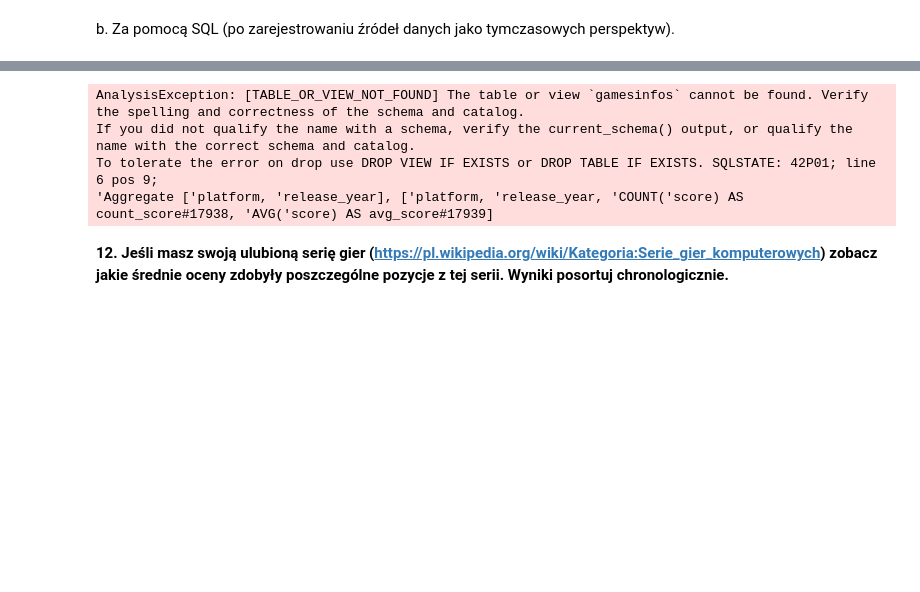
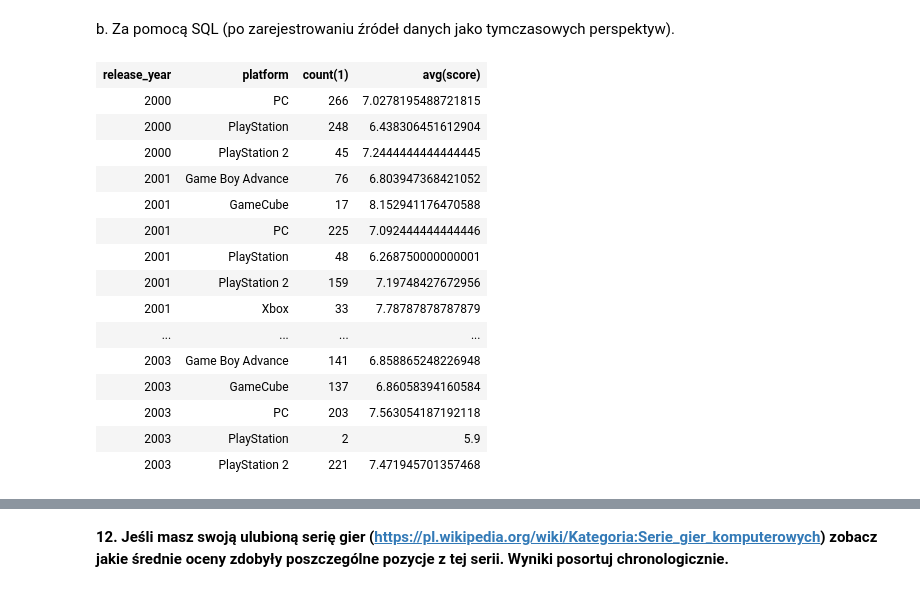
Before and after one commit to Michaszek224/bigData, a Jupyter notebook: work/notebooks/SP04_w1_25-Spark-DataFrames-API-SQL.ipynb, the cells around one changed output, grey strips where cells are left out. Cells and saved outputs as stored; diff of their text form; code cells hidden in the pictures; blank space fills up the shorter version.

```diff
--- a/work/notebooks/SP04_w1_25-Spark-DataFrames-API-SQL.ipynb
+++ b/work/notebooks/SP04_w1_25-Spark-DataFrames-API-SQL.ipynb
@@ -211,25 +228,53 @@ only showing top 20 rows
 # %% [markdown]
 b. Za pomocą SQL (po zarejestrowaniu źródeł danych jako tymczasowych perspektyw).
 # %%
-gameInfosDF.createOrReplaceTempView("gameinfos")
-# tu wprowadź swoje rozwiazanie
-result = spark.sql("""
-WITH counted AS (
-    SELECT
-        *,
-        COUNT(score) OVER (PARTITION BY platform) AS number_of_reviews
-    FROM gamesinfos
-)
-SELECT
-    platform,
-    release_year,
-    COUNT(score) AS count_score,
-    AVG(score) AS avg_score
-FROM counted
-WHERE release_year >= 2000
-  AND number_of_reviews > 500
-GROUP BY platform, release_year
+# gameInfosDF.createOrReplaceTempView("gameinfos")
+# # tu wprowadź swoje rozwiazanie
+# result = spark.sql("""
+# WITH counted AS (
+#     SELECT
+#         *,
+#         COUNT(score) OVER (PARTITION BY platform) AS number_of_reviews
+#     FROM gamesinfos
+# )
+# SELECT
+#     platform,
+#     release_year,
+#     COUNT(score) AS count_score,
+#     AVG(score) AS avg_score
+# FROM counted
+# WHERE release_year >= 2000
+#   AND number_of_reviews > 500
+# GROUP BY platform, release_year
+# """)
+
+# result.show()
+
+gameInfosDF.createOrReplaceTempView("gameInfos")
+spark.sql("""
+    SELECT gi1.release_year, gi1.platform, count(*), avg(gi1.score)
+    FROM gameInfos gi1 JOIN
+    (SELECT platform, count(*) c FROM gameInfos
+    GROUP BY platform HAVING c >= 500) gi2
+    ON (gi1.platform = gi2.platform)
+    GROUP BY gi1.release_year, gi1.platform
+    HAVING gi1.release_year >= 2000
+    ORDER BY gi1.release_year, gi1.platform
 """)
-
-result.show()
 # %% [output]
+| release_year | platform | count(1) | avg(score) |
+| 2000 | PC | 266 | 7.0278195488721815 |
+| 2000 | PlayStation | 248 | 6.438306451612904 |
+| 2000 | PlayStation 2 | 45 | 7.2444444444444445 |
+| 2001 | Game Boy Advance | 76 | 6.803947368421052 |
+| 2001 | GameCube | 17 | 8.152941176470588 |
+| 2001 | PC | 225 | 7.092444444444446 |
+| 2001 | PlayStation | 48 | 6.268750000000001 |
+| 2001 | PlayStation 2 | 159 | 7.19748427672956 |
+| 2001 | Xbox | 33 | 7.78787878787879 |
+| ... | ... | ... | ... |
+| 2003 | Game Boy Advance | 141 | 6.858865248226948 |
+| 2003 | GameCube | 137 | 6.86058394160584 |
+| 2003 | PC | 203 | 7.563054187192118 |
+| 2003 | PlayStation | 2 | 5.9 |
+| 2003 | PlayStation 2 | 221 | 7.471945701357468 |
@@ -237,7 +282,3 @@ result.show()
-AnalysisException: [TABLE_OR_VIEW_NOT_FOUND] The table or view `gamesinfos` cannot be found. Verify the spelling and correctness of the schema and catalog.
-If you did not qualify the name with a schema, verify the current_schema() output, or qualify the name with the correct schema and catalog.
-To tolerate the error on drop use DROP VIEW IF EXISTS or DROP TABLE IF EXISTS. SQLSTATE: 42P01; line 6 pos 9;
-'Aggregate ['platform, 'release_year], ['platform, 'release_year, 'COUNT('score) AS count_score#17938, 'AVG('score) AS avg_score#17939]
 # %% [markdown]
 **12. Jeśli masz swoją ulubioną serię gier (https://pl.wikipedia.org/wiki/Kategoria:Serie_gier_komputerowych)
 zobacz jakie średnie oceny zdobyły poszczególne pozycje z tej serii. Wyniki posortuj chronologicznie.**
```
Also changed, not shown: parts of 15 cells of this notebook, 32 other files.
